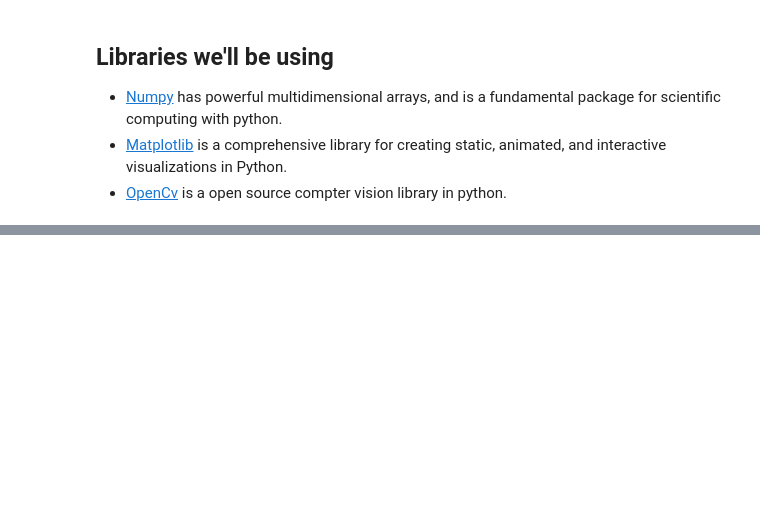
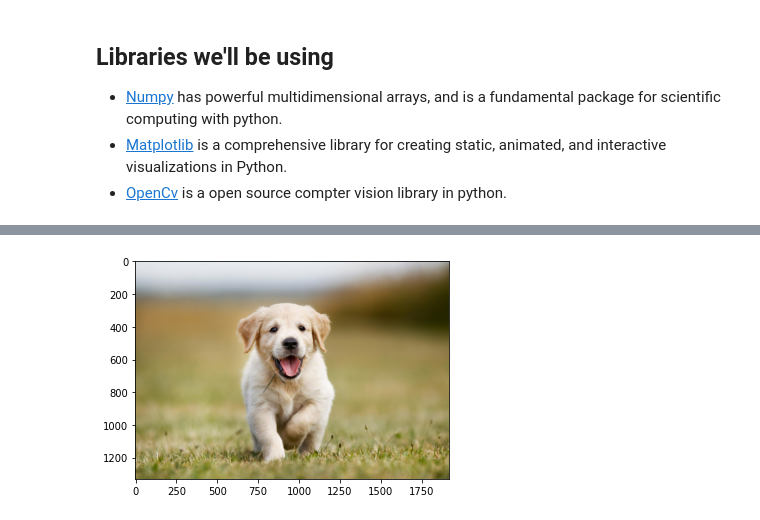
Before and after one commit to RohanGautam/intro-to-opencv-workshop, a Jupyter notebook: notebook/cv_workshop.ipynb, the cells around one changed output, grey strips where cells are left out. Cells and saved outputs as stored; diff of their text form; code cells hidden in the pictures; blank space fills up the shorter version.

Commit message:
show cv image

```diff
--- a/notebook/cv_workshop.ipynb
+++ b/notebook/cv_workshop.ipynb
@@ -19,0 +26,17 @@ import matplotlib.pylab as plt
+# %%
+puppy_url = r"https://media.4-paws.org/1/e/d/6/1ed6da75afe37d82757142dc7c6633a532f53a7d/VIER%20PFOTEN_2019-03-15_001-2886x1999-1920x1330.jpg"
+image_rgb = io.imread(puppy_url) # could have also been a path to an image in your filesystem
+
+# for historical reasons, opencv uses BGR for everything, so we have to convert it
+image = cv2.cvtColor(image, cv2.COLOR_RGB2BGR)
+# %%
+def show_cv_image(image):
+    """This is a utility function to show an opencv image in  jupyter notebook.
+    On your system, you can use the `cv2.imshow` method. Here, we show the BGR image as RGB and vice versa,
+    so that we can always see opencv's version of the image correctly!"""
+    # convert BGR to RGB then show ( reorder image channels)
+    plt.imshow(cv2.cvtColor(image, cv2.COLOR_BGR2RGB))
+# %%
+show_cv_image(image)
+# %% [output]
+[figure, added]
```
Also changed, not shown: parts of 3 cells of this notebook.
